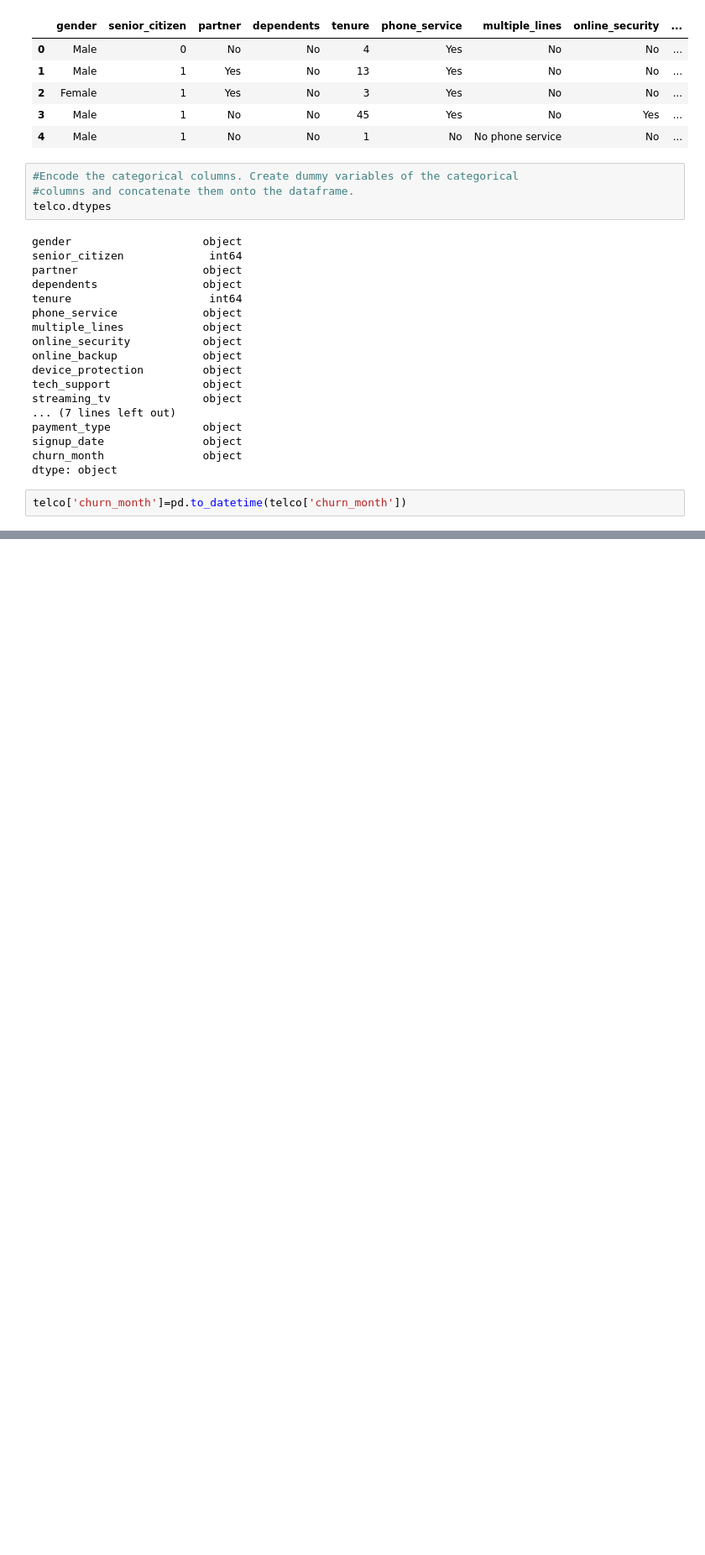
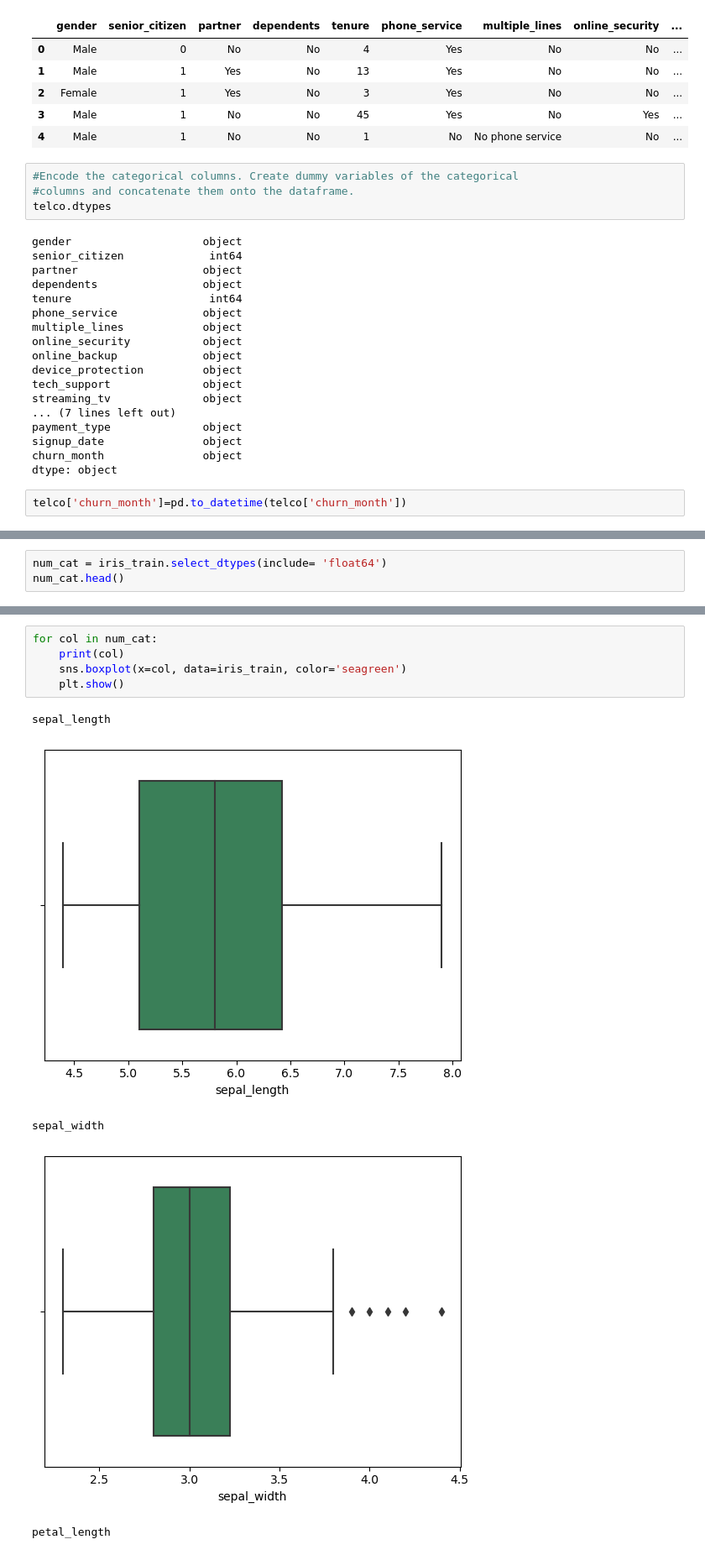
Before and after one commit to Andy-Jensen/classification-exercises, a Jupyter notebook: classification_exercises.ipynb, the cells around one changed output, grey strips where cells are left out. Shown at 84% size. Drawn from its saved outputs; the diff is of its cells as text; blank space fills up the shorter version.

```diff
--- a/classification_exercises.ipynb
+++ b/classification_exercises.ipynb
@@ -699,0 +746,3 @@ telco_test.head()
+# %%
+num_cat = iris_train.select_dtypes(include= 'float64')
+num_cat.head()
@@ -699,0 +773,11 @@ telco_test.head()
+# %%
+for col in num_cat:
+    print(col)
+    sns.boxplot(x=col, data=iris_train, color='seagreen')
+    plt.show()
+# %% [output]
+sepal_length
+[figure, added]
+sepal_width
+[figure, added]
+petal_length
```
Also changed, not shown: parts of 57 cells of this notebook.
